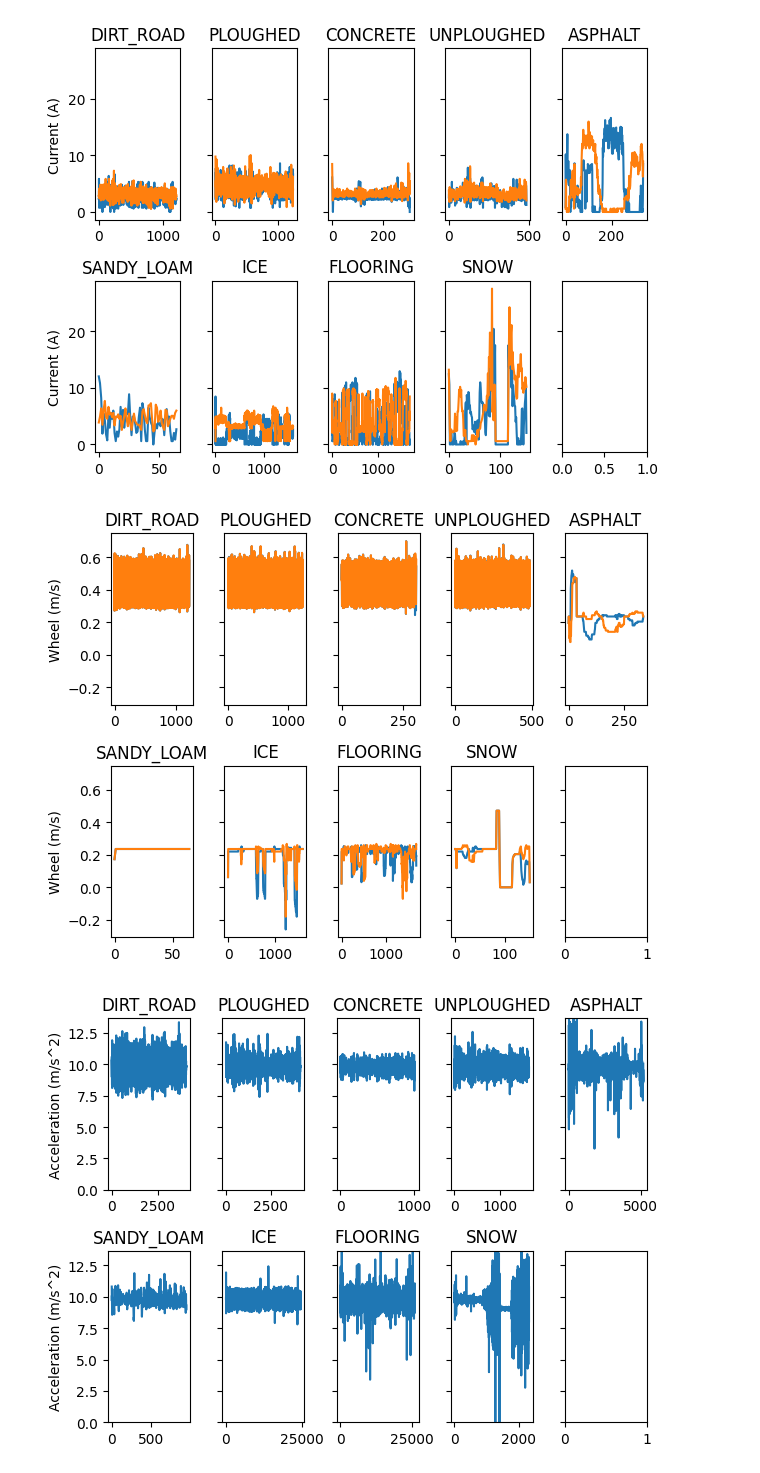
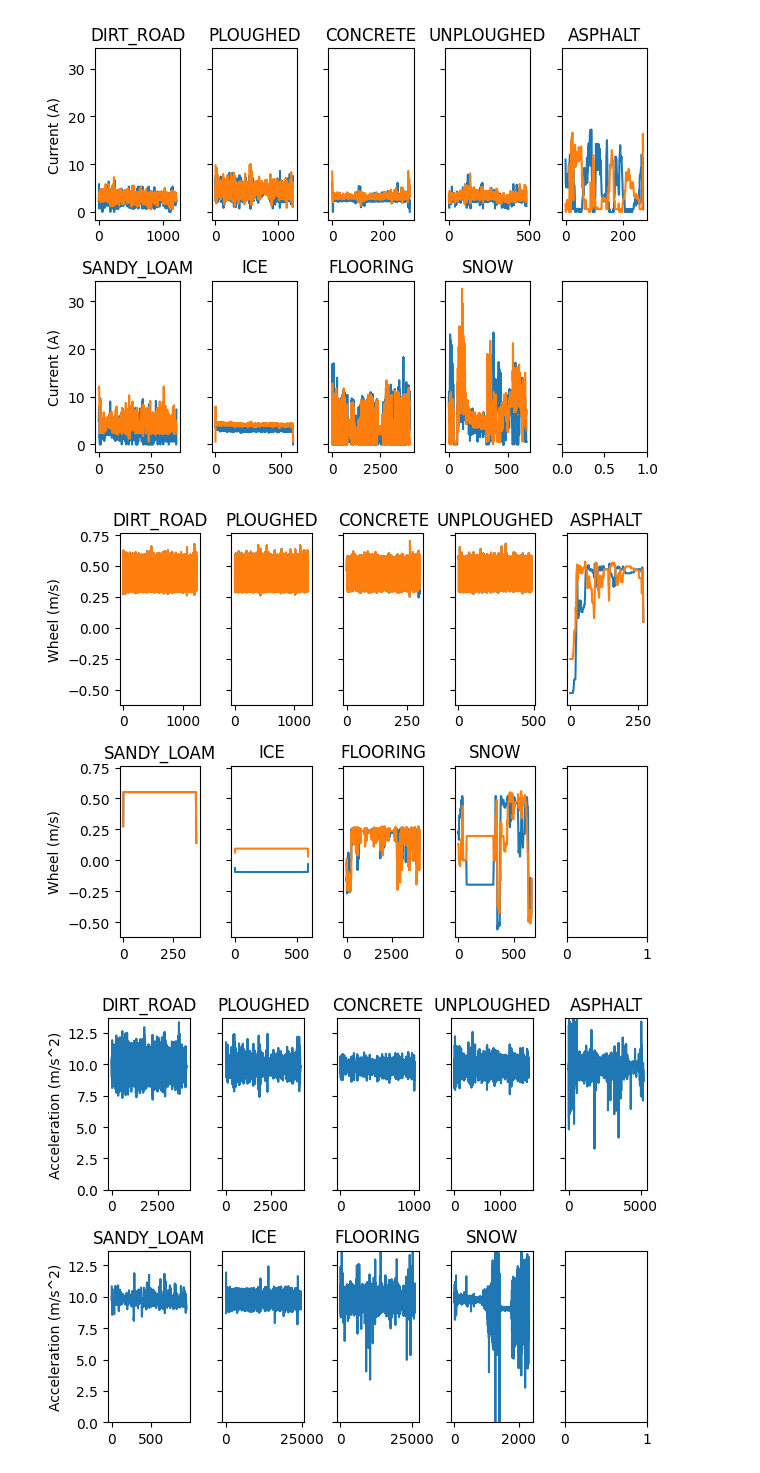
Before and after one commit to norlab-ulaval/BorealTC, a Jupyter notebook: scratches/dataset-exploration.ipynb, the cells around one changed output. Drawn from its saved outputs; the diff is of its cells as text; code cells hidden in the pictures.

```diff
--- a/dataset_exploration.ipynb
+++ b/scratches/dataset-exploration.ipynb
@@ -10,11 +10,11 @@ nterrains = {f.stem: f for f in norlab_dir.iterdir() if f.is_dir()}
 del nterrains["MIXED"]
 terrains = {**vterrains, **nterrains}
 # %%
-fig, subfigs = plt.subplots(nrows=2, ncols=len(terrains) //2 + 1, sharey=True)
+fig, subfigs = plt.subplots(nrows=2, ncols=len(terrains) // 2 + 1, sharey=True)
 
 for ax, (terr, terrdir) in zip(subfigs.flatten(), terrains.items()):
-    imu_path = [*terrdir.glob("imu_00.csv"), *terrdir.glob("imu_1.csv")][0]
-    pro_path = [*terrdir.glob("pro_00.csv"), *terrdir.glob("pro_1.csv")][0]
+    imu_path = [*terrdir.glob("imu_06.csv"), *terrdir.glob("imu_1.csv")][0]
+    pro_path = [*terrdir.glob("pro_06.csv"), *terrdir.glob("pro_1.csv")][0]
     imu_df = pd.read_csv(imu_path)
     pro_df = pd.read_csv(pro_path)
 
@@ -25,25 +25,25 @@ for ax, (terr, terrdir) in zip(subfigs.flatten(), terrains.items()):
 
 fig.tight_layout()
 # %% [output]
-[figure, old version]
+[figure, new version]
 # %%
 from utils.constants import HuskyConstants
 
 
 fig, subfigs = plt.subplots(nrows=2, ncols=len(terrains) // 2 + 1, sharey=True)
 
 for ax, (terr, terrdir) in zip(subfigs.flatten(), terrains.items()):
-    imu_path = [*terrdir.glob("imu_00.csv"), *terrdir.glob("imu_1.csv")][0]
-    pro_path = [*terrdir.glob("pro_00.csv"), *terrdir.glob("pro_1.csv")][0]
+    imu_path = [*terrdir.glob("imu_06.csv"), *terrdir.glob("imu_1.csv")][0]
+    pro_path = [*terrdir.glob("pro_06.csv"), *terrdir.glob("pro_1.csv")][0]
     imu_df = pd.read_csv(imu_path)
     pro_df = pd.read_csv(pro_path)
 
     pro_df.velL.plot(ax=ax, label="Left")
     pro_df.velR.plot(ax=ax, label="Right")
     ax.set_title(terr)
     ax.set_ylabel("Wheel (m/s)")
 
 fig.tight_layout()
 # %% [output]
-[figure, old version]
+[figure, new version]
 # %%
```
Also changed, not shown: parts of 4 cells of this notebook, 4 other files.
